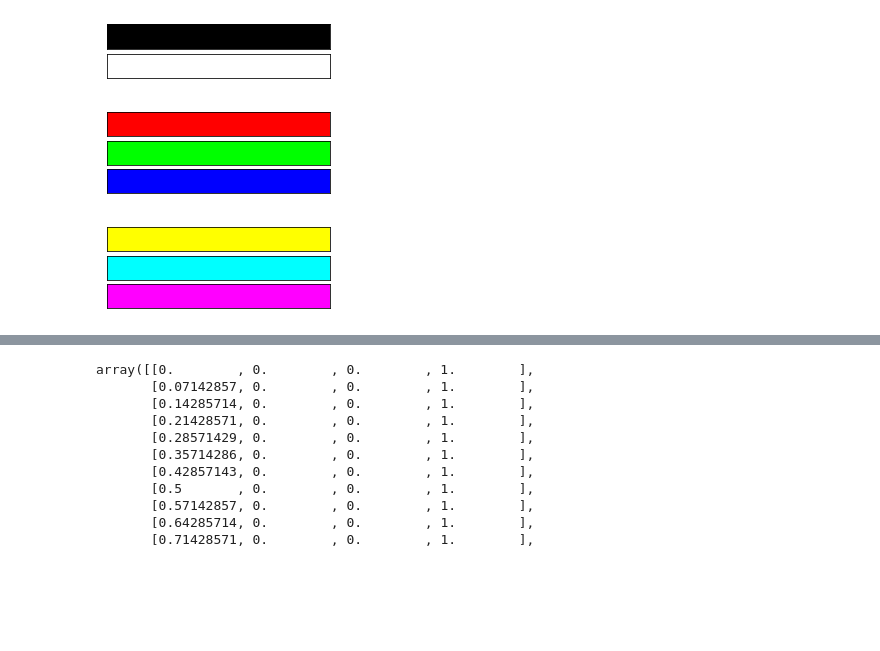
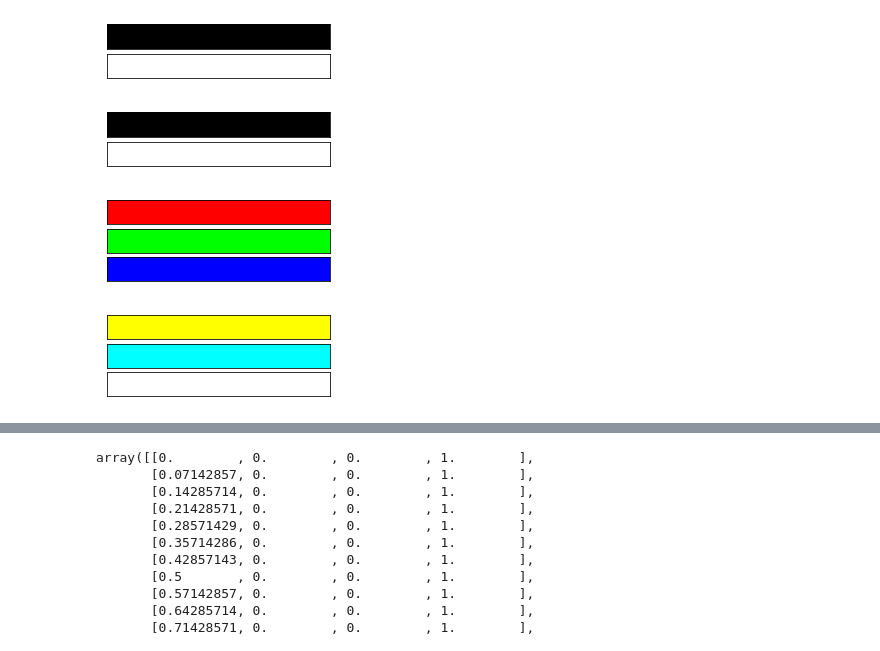
Before and after one commit to pawjast/medium, a Jupyter notebook: code/matplotlib custom RGB colours.ipynb, the cells around one changed output, grey strips where cells are left out. Saved outputs shown, nothing was run; the diff lists cells and outputs as text; code cells hidden in the pictures; blank space fills up the shorter version.

```diff
--- a/code/matplotlib custom RGB colours.ipynb
+++ b/code/matplotlib custom RGB colours.ipynb
@@ -37,6 +37,24 @@ for c, ax in zip(colours, axs):
     ax.set_yticks([])
 # %% [output]
 [figure]
+# %%
+# colour definition 2
+# 'alpha' is optional, the default value is 1 (if not explicitly specified)
+white = [1, 1, 1]
+black = [0, 0, 0]
+colours = [black, white]
+
+# Preview the colours
+fig, axs = plt.subplots(len(colours), 1,
+                        figsize=(4, len(colours)/2),
+                       )
+
+for c, ax in zip(colours, axs):
+    ax.set_facecolor(c)
+    ax.set_xticks([])
+    ax.set_yticks([])
+# %% [output]
+[figure, added]
 # %%
 # Define colours: primary
 red = [1, 0, 0 ,1]
@@ -58,18 +76,18 @@ for c, ax in zip(colours, axs):
 # %%
 # Secondary colours: yellow, cyan, magenta
 yellow = [1, 1, 0 ,1]
 cyan = [0, 1, 1, 1]
-magenta = [1, 0, 1]
+magenta = [1, 0, 1, 0]
 colours = [yellow, cyan, magenta]
 
 # Preview the colours
 fig, axs = plt.subplots(len(colours), 1,
                         figsize=(4, len(colours)/2),
                        )
 
 for c, ax in zip(colours, axs):
     ax.set_facecolor(c)
     ax.set_xticks([])
     ax.set_yticks([])
 # %% [output]
-[figure, old version]
+[figure, new version]
```
Also changed, not shown: parts of 13 cells of this notebook.
